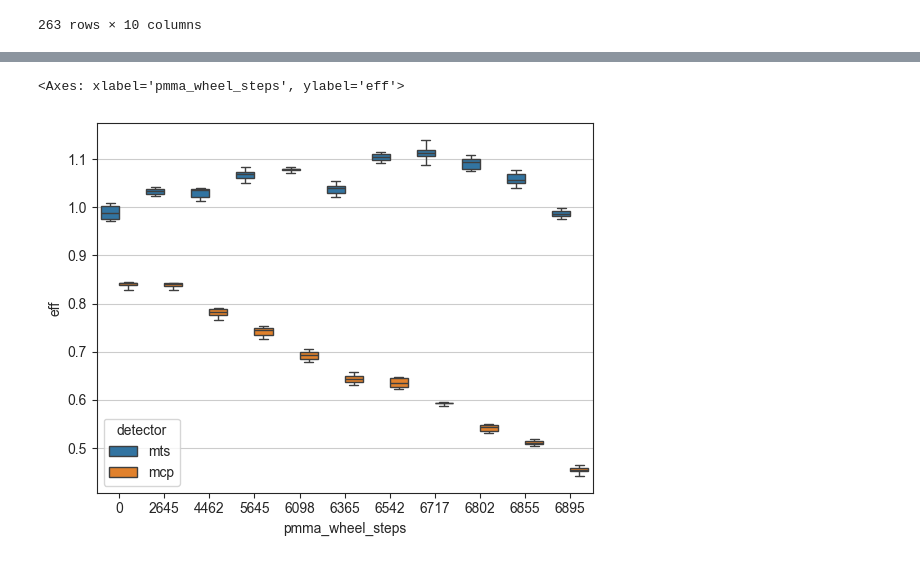
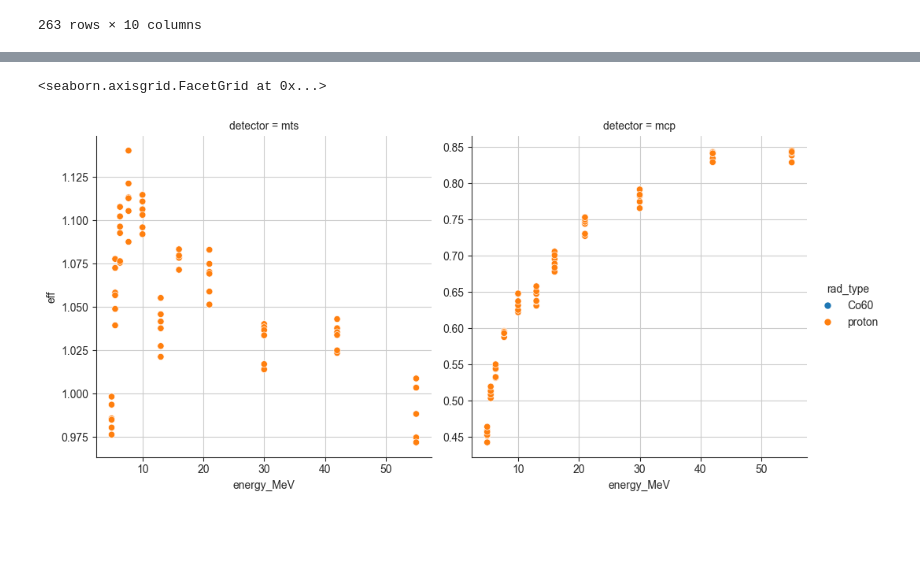
Before and after one commit to grzanka/tld_let_calibration, a Jupyter notebook: notebook/0.3-proton_data.ipynb, the cells around one changed output, grey strips where cells are left out. Drawn from its saved outputs; the diff is of its cells as text; code cells hidden in the pictures; blank space fills up the shorter version.

```diff
--- a/notebook/0.3-proton_data.ipynb
+++ b/notebook/0.3-proton_data.ipynb
@@ -250,5 +268,13 @@ df_eff
 # %%
-sns.boxplot(data=df_eff, x="pmma_wheel_steps", y="eff", hue="detector", whis=[0, 100])
+sns.relplot(
+    data=df_eff,
+    x="energy_MeV",
+    y="eff",
+    hue="rad_type",
+    col="detector",
+    kind="scatter",
+    facet_kws=dict(sharex=True, sharey=False),
+)
 # %% [output]
-<Axes: xlabel='pmma_wheel_steps', ylabel='eff'>
+<seaborn.axisgrid.FacetGrid at 0x...>
-[figure, old version]
+[figure, new version]
```
Also changed, not shown: parts of 10 cells of this notebook, 1 other file.
